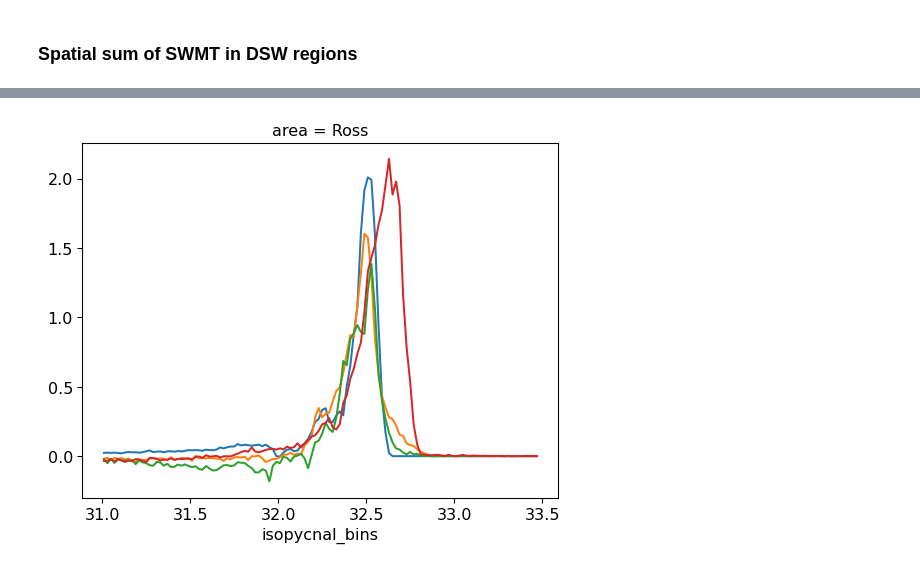
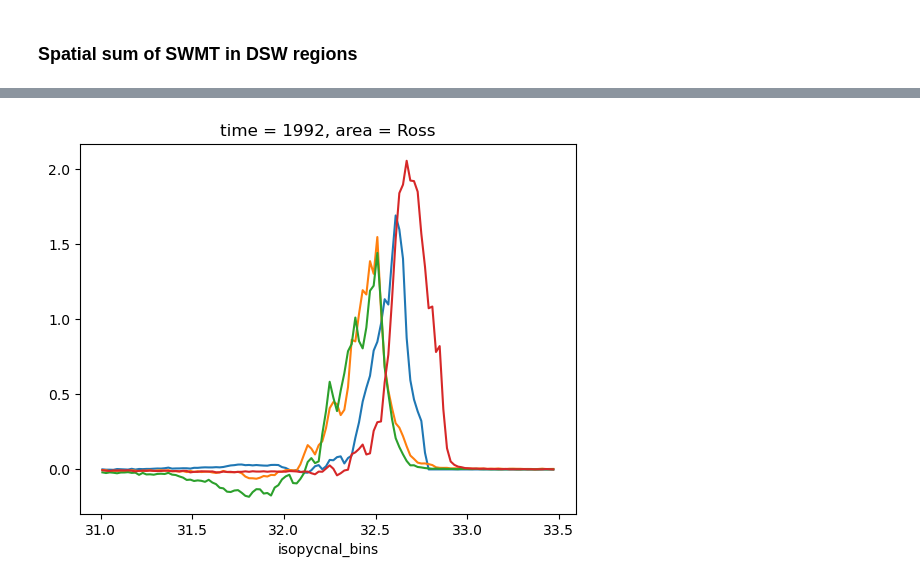
Before and after one commit to schmidt-christina/mom6_comparison, a Jupyter notebook: SWMT_calculation.ipynb, the cells around one changed output, grey strips where cells are left out. Drawn from its saved outputs; the diff is of its cells as text; code cells hidden in the pictures.

```diff
--- a/SWMT_calculation.ipynb
+++ b/SWMT_calculation.ipynb
@@ -354,5 +448,5 @@ for a in range(4):
-# %%
-for a in range(4):
-    swmt_salt_DSW_regions[:, a].plot()
-# %% [output]
-[figure, removed]
+# %%
+for a in range(4):
+    swmt_salt_DSW_regions[0, :, a].plot()
+# %% [output]
+[figure, added]
```
Also changed, not shown: parts of 15 cells of this notebook.
